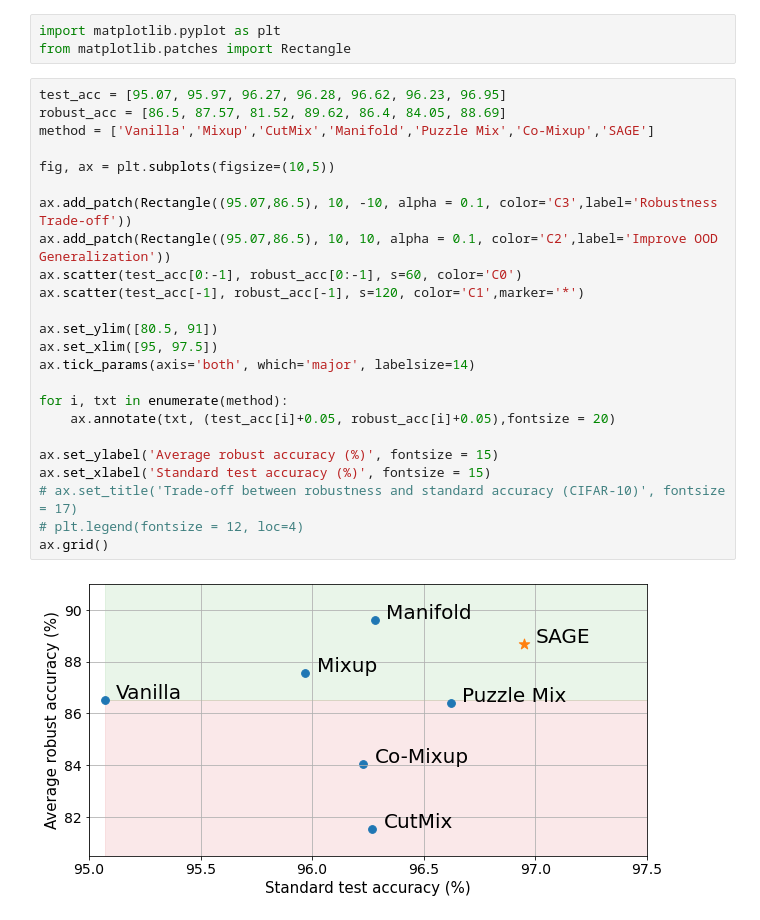
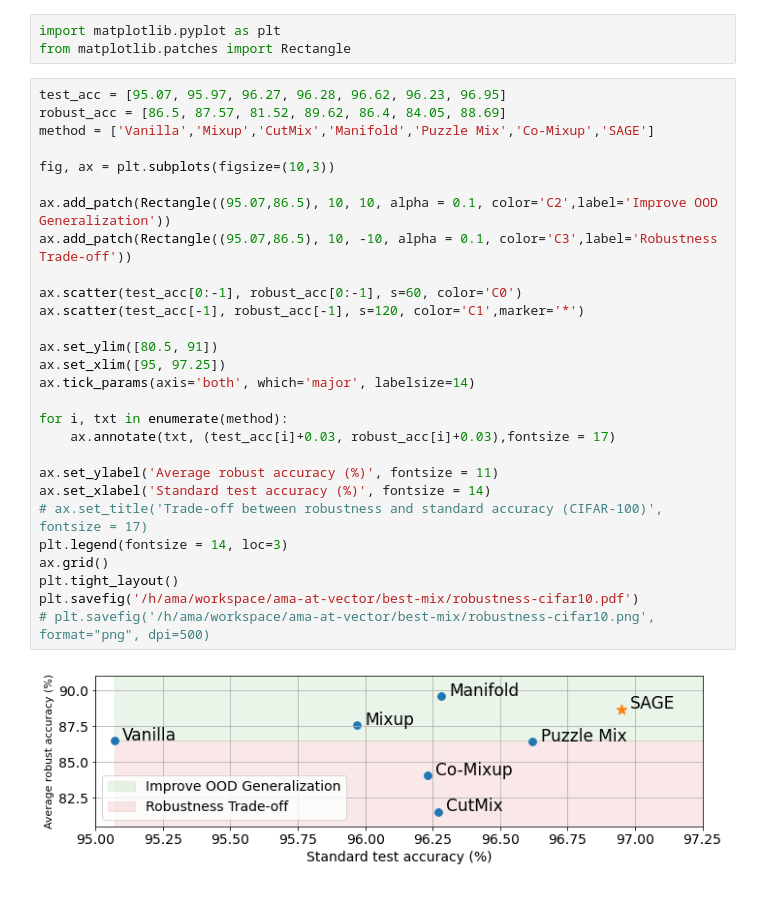
Before and after one commit to averyma/best-mix, a Jupyter notebook: notebook/bmvc_plot.ipynb, the cells around one changed output. Drawn from its saved outputs; the diff is of its cells as text.

```diff
--- a/notebook/bmvc_plot.ipynb
+++ b/notebook/bmvc_plot.ipynb
@@ -8,29 +8,33 @@ from matplotlib.patches import Rectangle
 # %%
 test_acc = [95.07, 95.97, 96.27, 96.28, 96.62, 96.23, 96.95]
 robust_acc = [86.5, 87.57, 81.52, 89.62, 86.4, 84.05, 88.69]
 method = ['Vanilla','Mixup','CutMix','Manifold','Puzzle Mix','Co-Mixup','SAGE']
 
-fig, ax = plt.subplots(figsize=(10,5))
+fig, ax = plt.subplots(figsize=(10,3))
 
+ax.add_patch(Rectangle((95.07,86.5), 10, 10, alpha = 0.1, color='C2',label='Improve OOD Generalization'))
 ax.add_patch(Rectangle((95.07,86.5), 10, -10, alpha = 0.1, color='C3',label='Robustness Trade-off'))
-ax.add_patch(Rectangle((95.07,86.5), 10, 10, alpha = 0.1, color='C2',label='Improve OOD Generalization'))
+
 ax.scatter(test_acc[0:-1], robust_acc[0:-1], s=60, color='C0')
 ax.scatter(test_acc[-1], robust_acc[-1], s=120, color='C1',marker='*')
 
 ax.set_ylim([80.5, 91])
-ax.set_xlim([95, 97.5])
+ax.set_xlim([95, 97.25])
 ax.tick_params(axis='both', which='major', labelsize=14)
 
 for i, txt in enumerate(method):
-    ax.annotate(txt, (test_acc[i]+0.05, robust_acc[i]+0.05),fontsize = 20)
+    ax.annotate(txt, (test_acc[i]+0.03, robust_acc[i]+0.03),fontsize = 17)
 
-ax.set_ylabel('Average robust accuracy (%)', fontsize = 15)
-ax.set_xlabel('Standard test accuracy (%)', fontsize = 15)
-# ax.set_title('Trade-off between robustness and standard accuracy (CIFAR-10)', fontsize = 17)
-# plt.legend(fontsize = 12, loc=4)
+ax.set_ylabel('Average robust accuracy (%)', fontsize = 11)
+ax.set_xlabel('Standard test accuracy (%)', fontsize = 14)
+# ax.set_title('Trade-off between robustness and standard accuracy (CIFAR-100)', fontsize = 17)
+plt.legend(fontsize = 14, loc=3)
 ax.grid()
+plt.tight_layout()
+plt.savefig('/h/ama/workspace/ama-at-vector/best-mix/robustness-cifar10.pdf')
+# plt.savefig('/h/ama/workspace/ama-at-vector/best-mix/robustness-cifar10.png', format="png", dpi=500)
 # %% [output]
-[figure, old version]
+[figure, new version]
 # %%
 test_acc = [76.8, 77.4, 78.96, 78.51, 79.65, 79.68, 79.91]
 robust_acc = [55.71, 56.93, 49.88, 55.01, 51.37, 51.44, 56.21]
```
Also changed, not shown: parts of 3 cells of this notebook, 3 other files.
